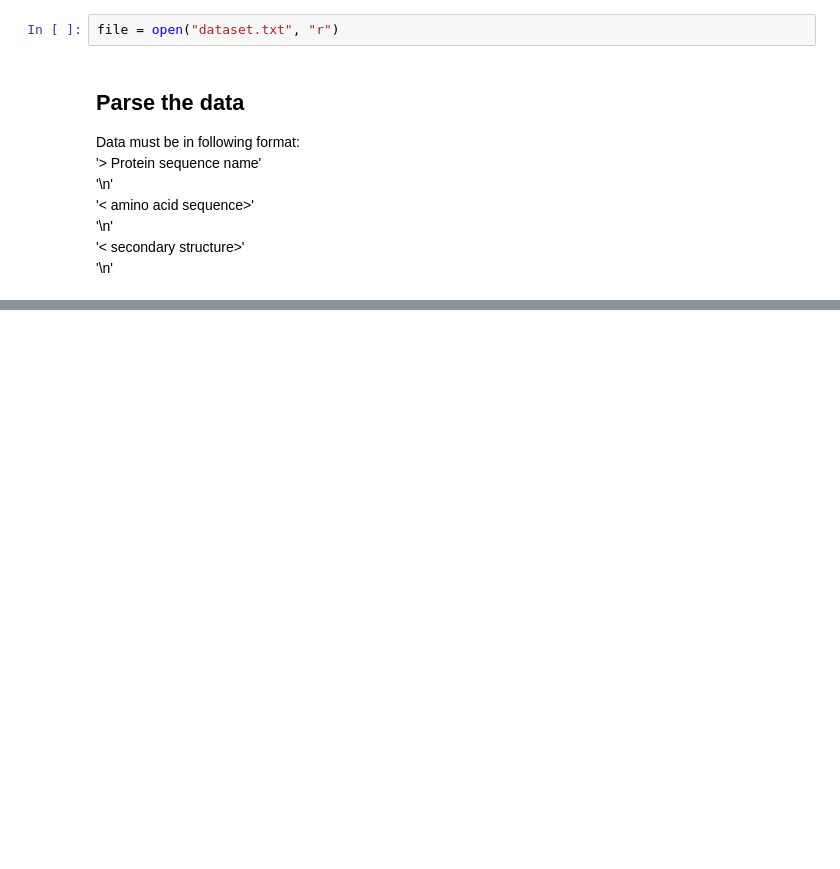
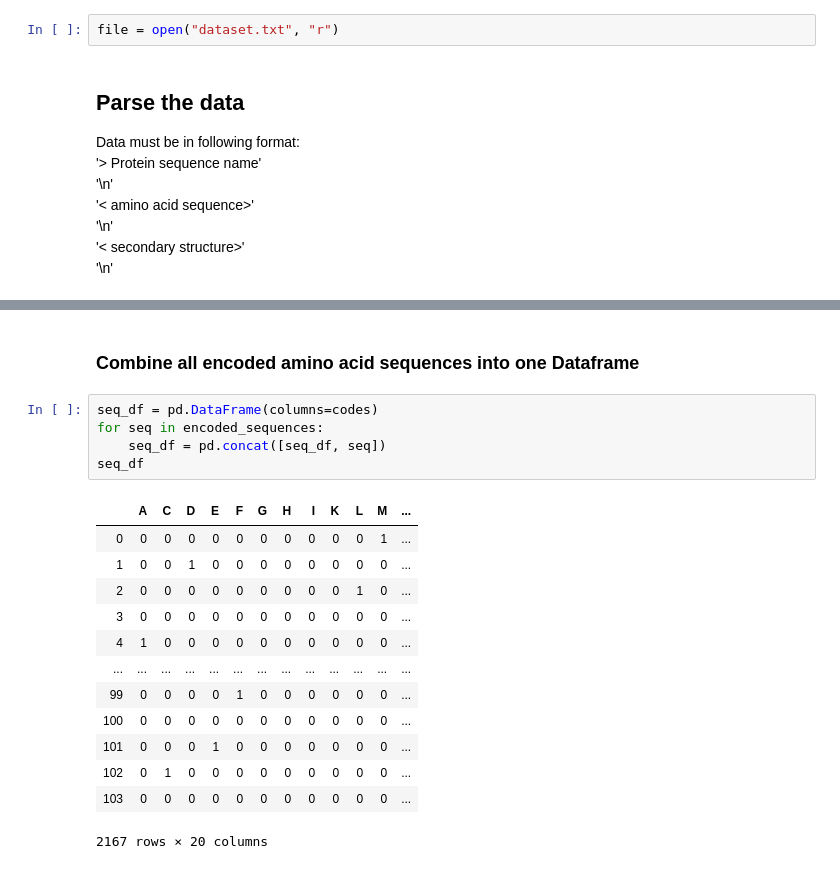
Before and after one commit to Lehcar/protein-secondary-structure-predictor, a Jupyter notebook: predictor.ipynb, the cells around one changed output, grey strips where cells are left out. Cells and saved outputs as stored; diff of their text form; blank space fills up the shorter version.

```diff
--- a/predictor.ipynb
+++ b/predictor.ipynb
@@ -65,0 +161,21 @@ print(len(structures))
+# %% [markdown]
+### Combine all encoded amino acid sequences into one Dataframe
+# %%
+seq_df = pd.DataFrame(columns=codes)
+for seq in encoded_sequences:
+    seq_df = pd.concat([seq_df, seq])
+seq_df
+# %% [output]
+|  | A | C | D | E | F | G | H | I | K | L | M | ... |
+| 0 | 0 | 0 | 0 | 0 | 0 | 0 | 0 | 0 | 0 | 0 | 1 | ... |
+| 1 | 0 | 0 | 1 | 0 | 0 | 0 | 0 | 0 | 0 | 0 | 0 | ... |
+| 2 | 0 | 0 | 0 | 0 | 0 | 0 | 0 | 0 | 0 | 1 | 0 | ... |
+| 3 | 0 | 0 | 0 | 0 | 0 | 0 | 0 | 0 | 0 | 0 | 0 | ... |
+| 4 | 1 | 0 | 0 | 0 | 0 | 0 | 0 | 0 | 0 | 0 | 0 | ... |
+| ... | ... | ... | ... | ... | ... | ... | ... | ... | ... | ... | ... | ... |
+| 99 | 0 | 0 | 0 | 0 | 1 | 0 | 0 | 0 | 0 | 0 | 0 | ... |
+| 100 | 0 | 0 | 0 | 0 | 0 | 0 | 0 | 0 | 0 | 0 | 0 | ... |
+| 101 | 0 | 0 | 0 | 1 | 0 | 0 | 0 | 0 | 0 | 0 | 0 | ... |
+| 102 | 0 | 1 | 0 | 0 | 0 | 0 | 0 | 0 | 0 | 0 | 0 | ... |
+| 103 | 0 | 0 | 0 | 0 | 0 | 0 | 0 | 0 | 0 | 0 | 0 | ... |
+2167 rows × 20 columns
```
Also changed, not shown: parts of 30 cells of this notebook, 1 other file.
